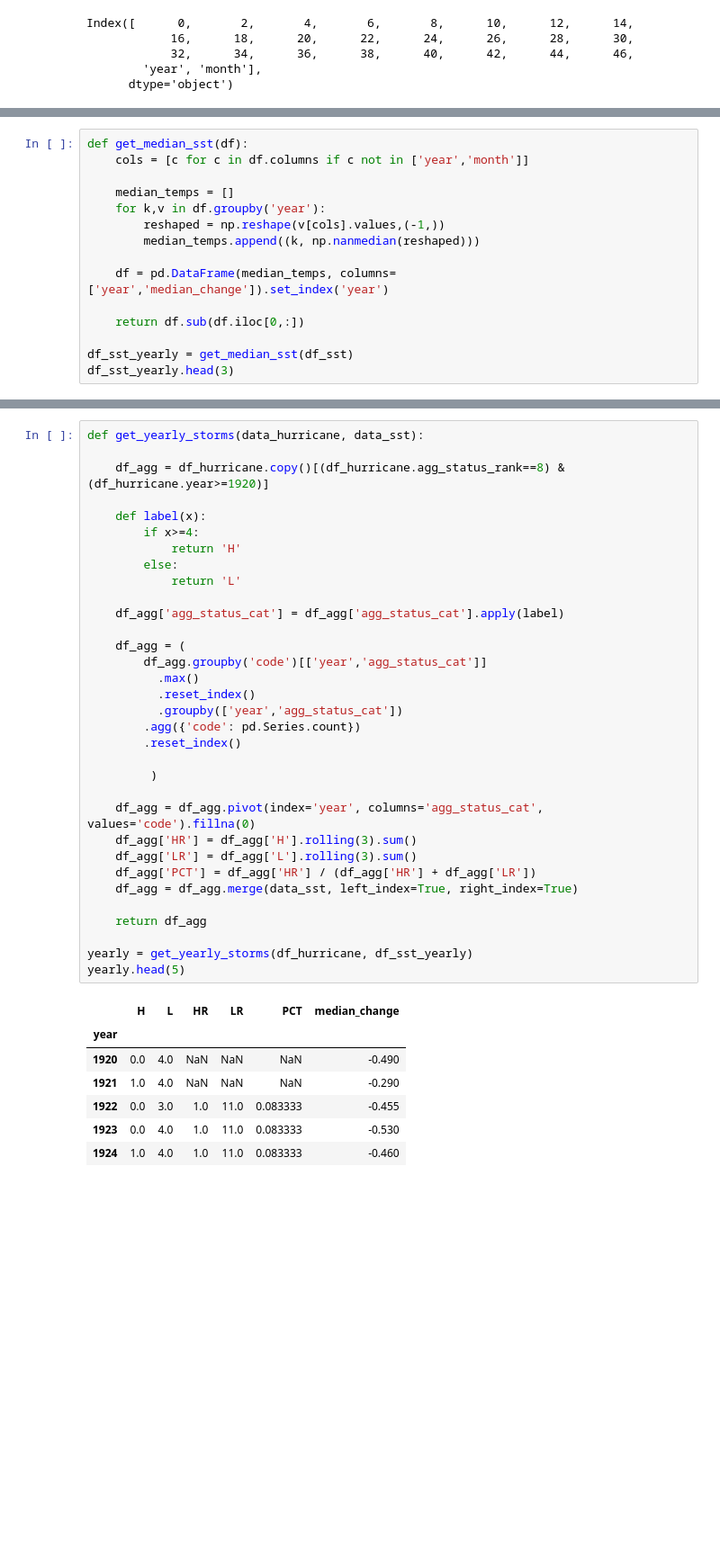
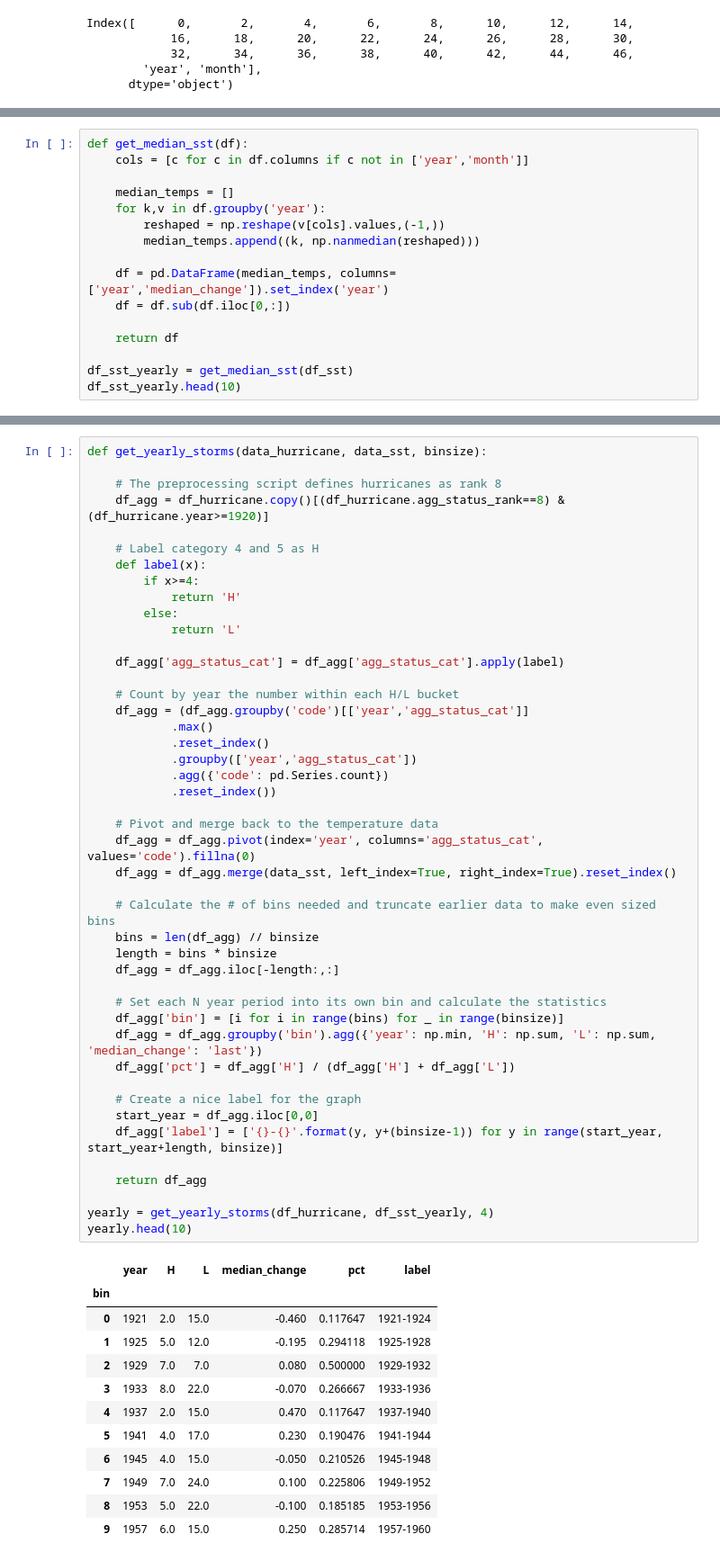
Before and after one commit to jbencina/analytics-projects, a Jupyter notebook: hurricane-trends/Hurricane.ipynb, the cells around one changed output, grey strips where cells are left out. Shown at 90% size. Saved outputs shown, nothing was run; the diff lists cells and outputs as text; blank space fills up the shorter version.

Commit message:
Updated hurricane trends notebook

```diff
--- a/hurricane-trends/Hurricane.ipynb
+++ b/hurricane-trends/Hurricane.ipynb
@@ -76,11 +79,12 @@ def get_median_sst(df):
         median_temps.append((k, np.nanmedian(reshaped)))
 
     df = pd.DataFrame(median_temps, columns=['year','median_change']).set_index('year')
+    df = df.sub(df.iloc[0,:])
 
-    return df.sub(df.iloc[0,:])
+    return df
 
 df_sst_yearly = get_median_sst(df_sst)
-df_sst_yearly.head(3)
+df_sst_yearly.head(10)
 # %% [output]
 |  | median_change |
 | year |  |
@@ -93,41 +104,58 @@ We define Cat 4 or 5 storms as "H" while the remaining storms are "L". For each
 # %%
-def get_yearly_storms(data_hurricane, data_sst):
+def get_yearly_storms(data_hurricane, data_sst, binsize):
 
+    # The preprocessing script defines hurricanes as rank 8
     df_agg = df_hurricane.copy()[(df_hurricane.agg_status_rank==8) & (df_hurricane.year>=1920)]
 
+    # Label category 4 and 5 as H
     def label(x):
         if x>=4:
             return 'H'
         else:
             return 'L'
 
     df_agg['agg_status_cat'] = df_agg['agg_status_cat'].apply(label)
 
-    df_agg = (
-        df_agg.groupby('code')[['year','agg_status_cat']]
-          .max()
-          .reset_index()
-          .groupby(['year','agg_status_cat'])
-        .agg({'code': pd.Series.count})
-        .reset_index()
+    # Count by year the number within each H/L bucket
+    df_agg = (df_agg.groupby('code')[['year','agg_status_cat']]
+            .max()
+            .reset_index()
+            .groupby(['year','agg_status_cat'])
+            .agg({'code': pd.Series.count})
+            .reset_index())
 
-         )
+    # Pivot and merge back to the temperature data
+    df_agg = df_agg.pivot(index='year', columns='agg_status_cat', values='code').fillna(0)
+    df_agg = df_agg.merge(data_sst, left_index=True, right_index=True).reset_index()
 
-    df_agg = df_agg.pivot(index='year', columns='agg_status_cat', values='code').fillna(0)
-    df_agg['HR'] = df_agg['H'].rolling(3).sum()
-    df_agg['LR'] = df_agg['L'].rolling(3).sum()
-    df_agg['PCT'] = df_agg['HR'] / (df_agg['HR'] + df_agg['LR'])
-    df_agg = df_agg.merge(data_sst, left_index=True, right_index=True)
+    # Calculate the # of bins needed and truncate earlier data to make even sized bins
+    bins = len(df_agg) // binsize
+    length = bins * binsize
+    df_agg = df_agg.iloc[-length:,:]
+
+    # Set each N year period into its own bin and calculate the statistics
+    df_agg['bin'] = [i for i in range(bins) for _ in range(binsize)]
+    df_agg = df_agg.groupby('bin').agg({'year': np.min, 'H': np.sum, 'L': np.sum, 'median_change': 'last'})
+    df_agg['pct'] = df_agg['H'] / (df_agg['H'] + df_agg['L'])
+
+    # Create a nice label for the graph
+    start_year = df_agg.iloc[0,0]
+    df_agg['label'] = ['{}-{}'.format(y, y+(binsize-1)) for y in range(start_year, start_year+length, binsize)]
 
     return df_agg
 
-yearly = get_yearly_storms(df_hurricane, df_sst_yearly)
-yearly.head(5)
+yearly = get_yearly_storms(df_hurricane, df_sst_yearly, 4)
+yearly.head(10)
 # %% [output]
-|  | H | L | HR | LR | PCT | median_change |
-| year |  |  |  |  |  |  |
-| 1920 | 0.0 | 4.0 | NaN | NaN | NaN | -0.490 |
-| 1921 | 1.0 | 4.0 | NaN | NaN | NaN | -0.290 |
-| 1922 | 0.0 | 3.0 | 1.0 | 11.0 | 0.083333 | -0.455 |
-| 1923 | 0.0 | 4.0 | 1.0 | 11.0 | 0.083333 | -0.530 |
-| 1924 | 1.0 | 4.0 | 1.0 | 11.0 | 0.083333 | -0.460 |
+|  | year | H | L | median_change | pct | label |
+| bin |  |  |  |  |  |  |
+| 0 | 1921 | 2.0 | 15.0 | -0.460 | 0.117647 | 1921-1924 |
+| 1 | 1925 | 5.0 | 12.0 | -0.195 | 0.294118 | 1925-1928 |
+| 2 | 1929 | 7.0 | 7.0 | 0.080 | 0.500000 | 1929-1932 |
+| 3 | 1933 | 8.0 | 22.0 | -0.070 | 0.266667 | 1933-1936 |
+| 4 | 1937 | 2.0 | 15.0 | 0.470 | 0.117647 | 1937-1940 |
+| 5 | 1941 | 4.0 | 17.0 | 0.230 | 0.190476 | 1941-1944 |
+| 6 | 1945 | 4.0 | 15.0 | -0.050 | 0.210526 | 1945-1948 |
+| 7 | 1949 | 7.0 | 24.0 | 0.100 | 0.225806 | 1949-1952 |
+| 8 | 1953 | 5.0 | 22.0 | -0.100 | 0.185185 | 1953-1956 |
+| 9 | 1957 | 6.0 | 15.0 | 0.250 | 0.285714 | 1957-1960 |
```
Also changed, not shown: parts of 14 cells of this notebook.
